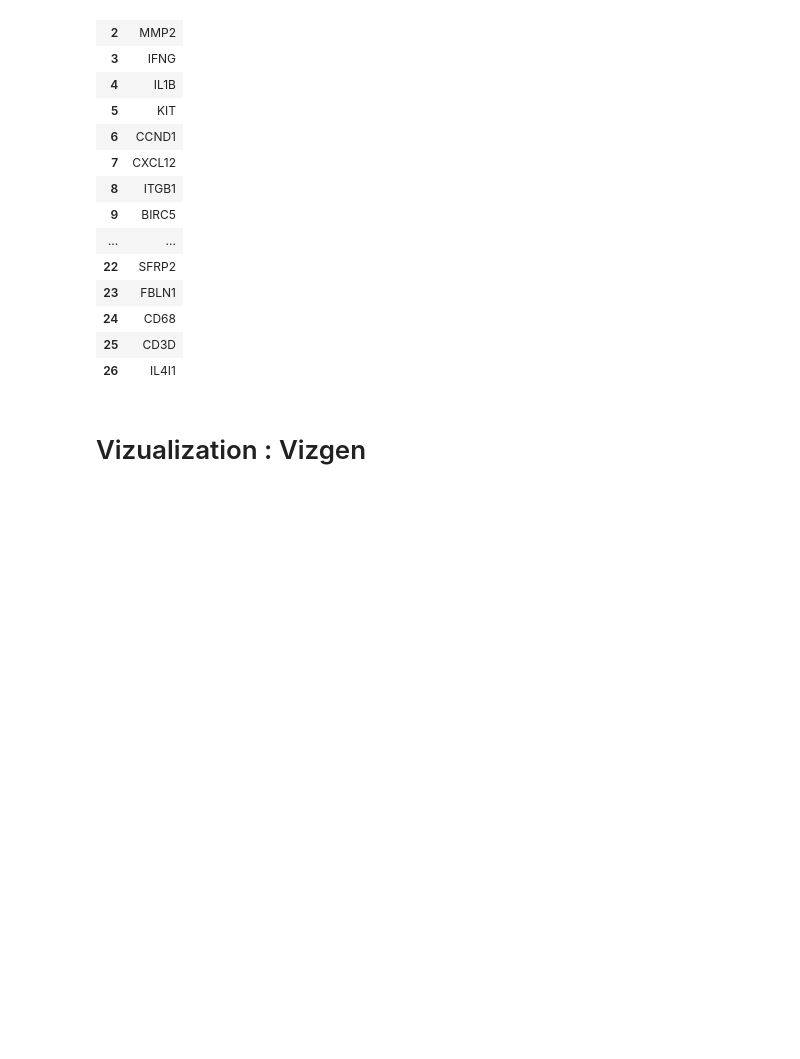
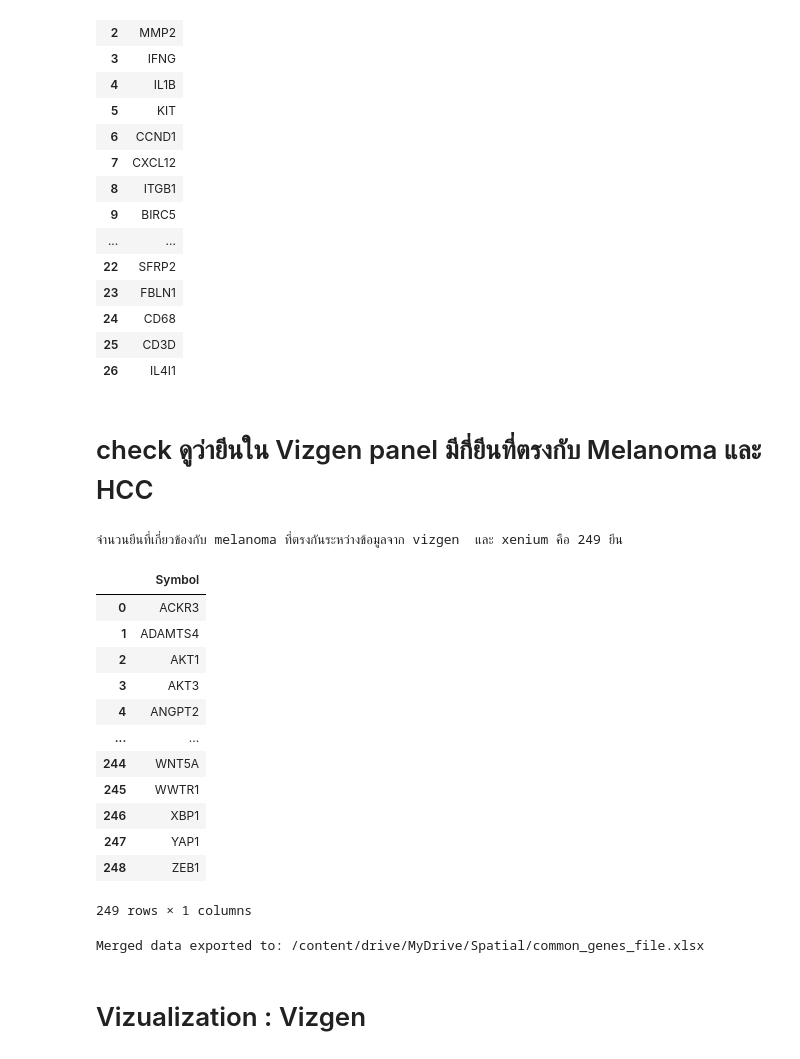
Before and after one commit to manudsanun/python_dataviz2024, a Jupyter notebook: Immuno_oncology_Gene_Panel__Gene_List_2.ipynb, the cells around one changed output. Drawn from its saved outputs; the diff is of its cells as text; code cells hidden in the pictures; blank space fills up the shorter version.

Commit message:
Vizgen & Xenium : Melanoma + Hapatocellular carcionoma (HCC)

```diff
--- a/Immuno_oncology_Gene_Panel__Gene_List_2.ipynb
+++ b/Immuno_oncology_Gene_Panel__Gene_List_2.ipynb
@@ -532,6 +532,45 @@ Melanoma_xeviz
 | 24 | CD68 |
 | 25 | CD3D |
 | 26 | IL4I1 |
+# %% [markdown]
+# check ดูว่ายีนใน Vizgen panel มีกี่ยีนที่ตรงกับ Melanoma และ HCC
+# %%
+common_genes  = pd.merge(panel1, NCBI_GeneCard1, on='Symbol', how='inner')
+common_genes = pd.merge(common_genes, NCBI_GeneCard_HCC1, on='Symbol', how='inner')
+
+# นับจำนวนแถวในตารางที่รวมกันแล้ว (ซึ่งก็คือจำนวนยีนที่ตรงกัน)
+common_genes_count = len(common_genes)
+
+# แสดงผลลัพธ์
+print(f"จำนวนยีนที่เกี่ยวข้องกับ melanoma ที่ตรงกันระหว่างข้อมูลจาก vizgen  และ xenium คือ {common_genes_count} ยีน")
+
+# แสดงตารางที่รวมกันแล้ว
+common_genes
+# %% [output]
+จำนวนยีนที่เกี่ยวข้องกับ melanoma ที่ตรงกันระหว่างข้อมูลจาก vizgen  และ xenium คือ 249 ยีน
+|  | Symbol |
+| 0 | ACKR3 |
+| 1 | ADAMTS4 |
+| 2 | AKT1 |
+| 3 | AKT3 |
+| 4 | ANGPT2 |
+| ... | ... |
+| 244 | WNT5A |
+| 245 | WWTR1 |
+| 246 | XBP1 |
+| 247 | YAP1 |
+| 248 | ZEB1 |
+249 rows × 1 columns
+# %%
+# Specify the output file path in your Google Drive, including the file extension (.xlsx)
+output_common_genes = '/content/drive/MyDrive/Spatial/common_genes_file.xlsx'  # Changed this to include .xlsx
+
+# Export the merged DataFrame to an Excel file
+common_genes.to_excel(output_common_genes , index=False)  # index=False prevents writing row indices to the file
+
+print(f"Merged data exported to: {output_common_genes }")
+# %% [output]
+Merged data exported to: /content/drive/MyDrive/Spatial/common_genes_file.xlsx
 # %% [markdown]
 # Vizualization : Vizgen
 # %% [markdown]
```
